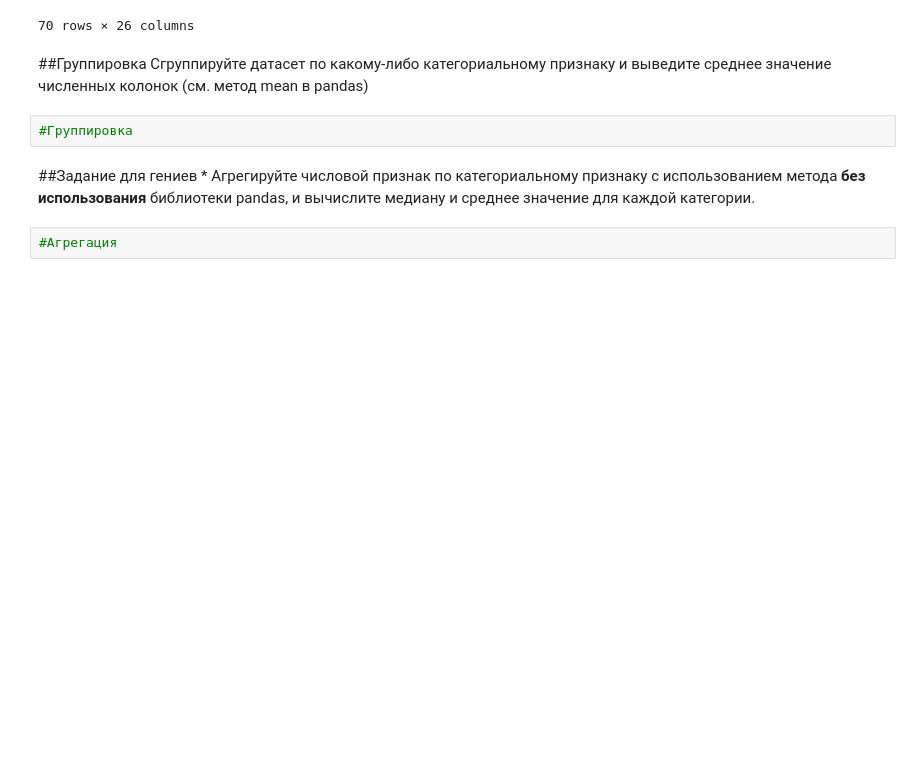
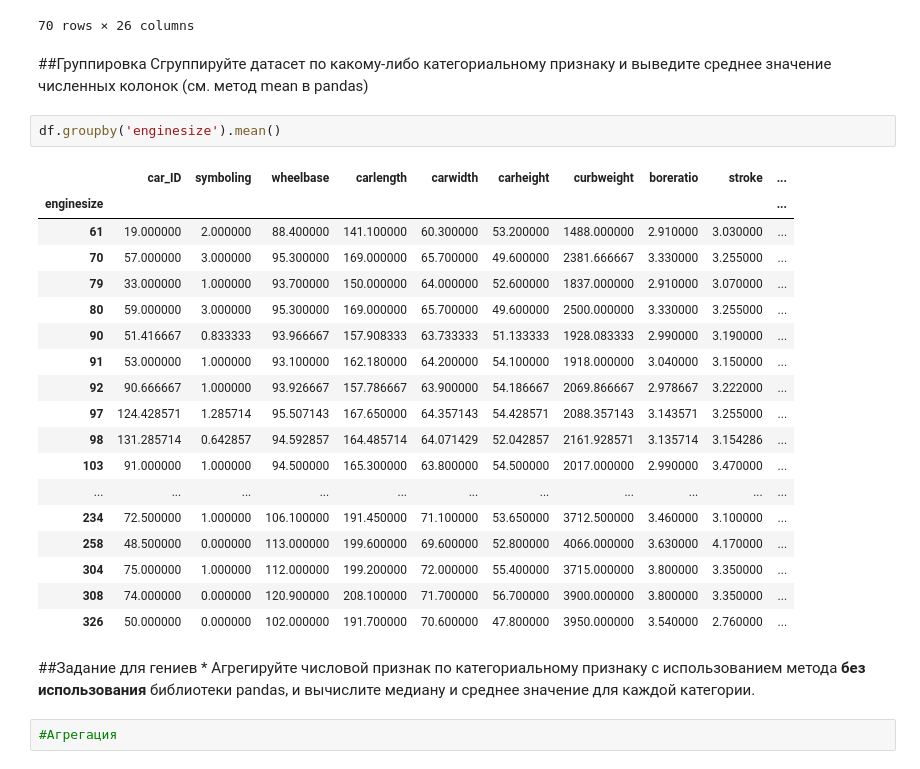
Before and after one commit to Dekamonia/MachineLearning, a Jupyter notebook: lab1/lab01.ipynb, the cells around one changed output. Cells and saved outputs as stored; diff of their text form; blank space fills up the shorter version.

```diff
--- a/lab1/lab01.ipynb
+++ b/lab1/lab01.ipynb
@@ -197,8 +189,27 @@ df[df["carbody"] == "hatchback"]
 # %% [markdown]
 ##Группировка
 Сгруппируйте датасет по какому-либо категориальному признаку и выведите среднее значение численных колонок (см. метод mean в pandas)
-# %%
-#Группировка
+# %%
+df.groupby('enginesize').mean()
+# %% [output]
+|  | car_ID | symboling | wheelbase | carlength | carwidth | carheight | curbweight | boreratio | stroke | ... |
+| enginesize |  |  |  |  |  |  |  |  |  | ... |
+| 61 | 19.000000 | 2.000000 | 88.400000 | 141.100000 | 60.300000 | 53.200000 | 1488.000000 | 2.910000 | 3.030000 | ... |
+| 70 | 57.000000 | 3.000000 | 95.300000 | 169.000000 | 65.700000 | 49.600000 | 2381.666667 | 3.330000 | 3.255000 | ... |
+| 79 | 33.000000 | 1.000000 | 93.700000 | 150.000000 | 64.000000 | 52.600000 | 1837.000000 | 2.910000 | 3.070000 | ... |
+| 80 | 59.000000 | 3.000000 | 95.300000 | 169.000000 | 65.700000 | 49.600000 | 2500.000000 | 3.330000 | 3.255000 | ... |
+| 90 | 51.416667 | 0.833333 | 93.966667 | 157.908333 | 63.733333 | 51.133333 | 1928.083333 | 2.990000 | 3.190000 | ... |
+| 91 | 53.000000 | 1.000000 | 93.100000 | 162.180000 | 64.200000 | 54.100000 | 1918.000000 | 3.040000 | 3.150000 | ... |
+| 92 | 90.666667 | 1.000000 | 93.926667 | 157.786667 | 63.900000 | 54.186667 | 2069.866667 | 2.978667 | 3.222000 | ... |
+| 97 | 124.428571 | 1.285714 | 95.507143 | 167.650000 | 64.357143 | 54.428571 | 2088.357143 | 3.143571 | 3.255000 | ... |
+| 98 | 131.285714 | 0.642857 | 94.592857 | 164.485714 | 64.071429 | 52.042857 | 2161.928571 | 3.135714 | 3.154286 | ... |
+| 103 | 91.000000 | 1.000000 | 94.500000 | 165.300000 | 63.800000 | 54.500000 | 2017.000000 | 2.990000 | 3.470000 | ... |
+| ... | ... | ... | ... | ... | ... | ... | ... | ... | ... | ... |
+| 234 | 72.500000 | 1.000000 | 106.100000 | 191.450000 | 71.100000 | 53.650000 | 3712.500000 | 3.460000 | 3.100000 | ... |
+| 258 | 48.500000 | 0.000000 | 113.000000 | 199.600000 | 69.600000 | 52.800000 | 4066.000000 | 3.630000 | 4.170000 | ... |
+| 304 | 75.000000 | 1.000000 | 112.000000 | 199.200000 | 72.000000 | 55.400000 | 3715.000000 | 3.800000 | 3.350000 | ... |
+| 308 | 74.000000 | 0.000000 | 120.900000 | 208.100000 | 71.700000 | 56.700000 | 3900.000000 | 3.800000 | 3.350000 | ... |
+| 326 | 50.000000 | 0.000000 | 102.000000 | 191.700000 | 70.600000 | 47.800000 | 3950.000000 | 3.540000 | 2.760000 | ... |
 # %% [markdown]
 ##Задание для гениев *
 Агрегируйте числовой признак по категориальному признаку с использованием метода **без использования** библиотеки pandas, и вычислите медиану и среднее значение для каждой категории.
```
Also changed, not shown: parts of 1 cell of this notebook.
